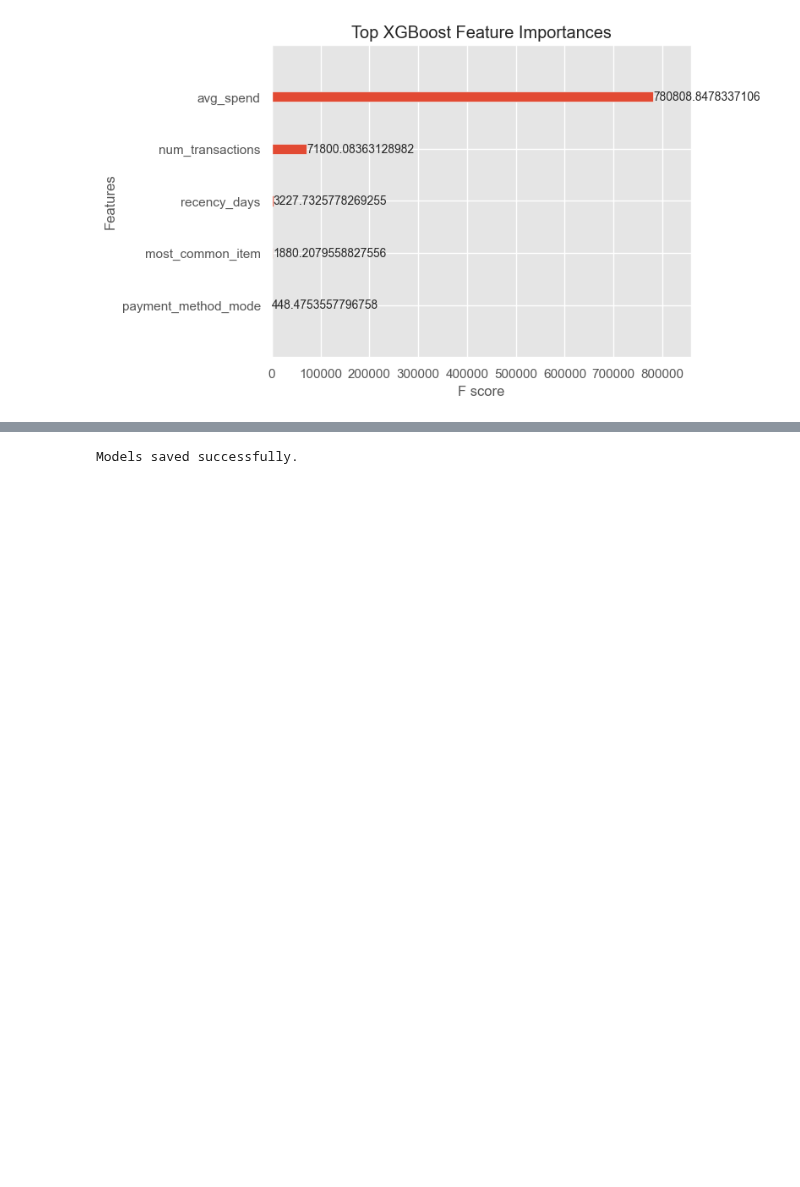
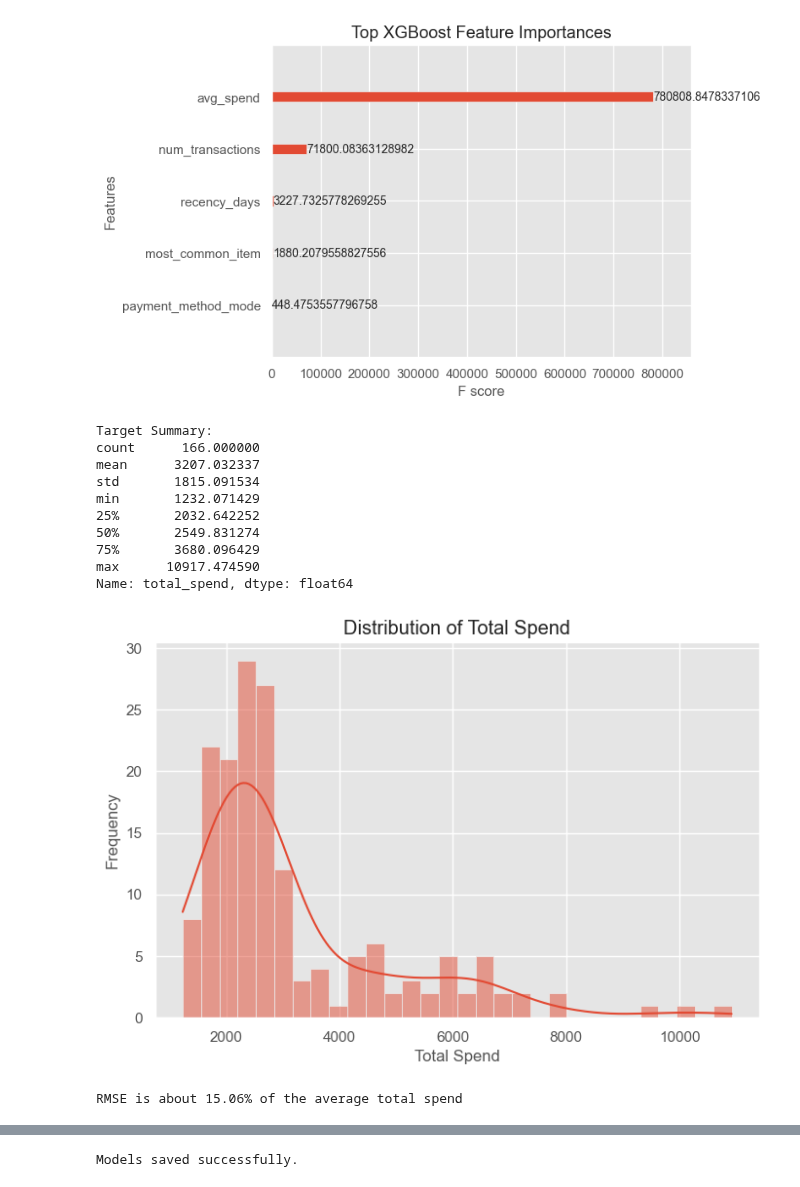
Before and after one commit to mandele1999/fashion-retail-sales, a Jupyter notebook: notebooks/04_modeling.ipynb, the cells around one changed output, grey strips where cells are left out. Cells and saved outputs as stored; diff of their text form; code cells hidden in the pictures; blank space fills up the shorter version.

```diff
--- a/notebooks/04_modeling.ipynb
+++ b/notebooks/04_modeling.ipynb
@@ -340,3 +332,32 @@ plt.show()
 # %% [output]
 <Figure size 1000x600 with 0 Axes>
 [figure]
+# %%
+# Summary statistics
+print("Target Summary:")
+print(y_reg.describe())
+
+plt.figure(figsize=(8, 5))
+sns.histplot(y_reg, kde=True, bins=30)
+plt.title("Distribution of Total Spend")
+plt.xlabel("Total Spend")
+plt.ylabel("Frequency")
+plt.show()
+# %% [output]
+Target Summary:
+count      166.000000
+mean      3207.032337
+std       1815.091534
+min       1232.071429
+25%       2032.642252
+50%       2549.831274
+75%       3680.096429
+max      10917.474590
+Name: total_spend, dtype: float64
+[figure, added]
+# %%
+# Compare RMSE to Mean /std/ Range
+relative_error = (483 / y_reg.mean()) * 100
+print(f"RMSE is about {relative_error:.2f}% of the average total spend")
+# %% [output]
+RMSE is about 15.06% of the average total spend
```
Also changed, not shown: parts of 7 cells of this notebook.
